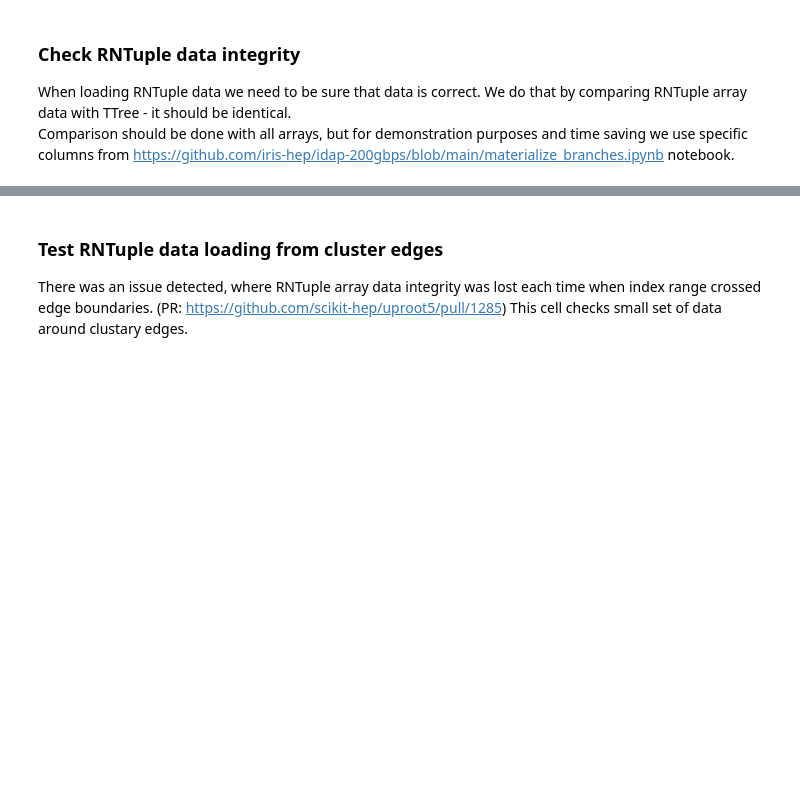
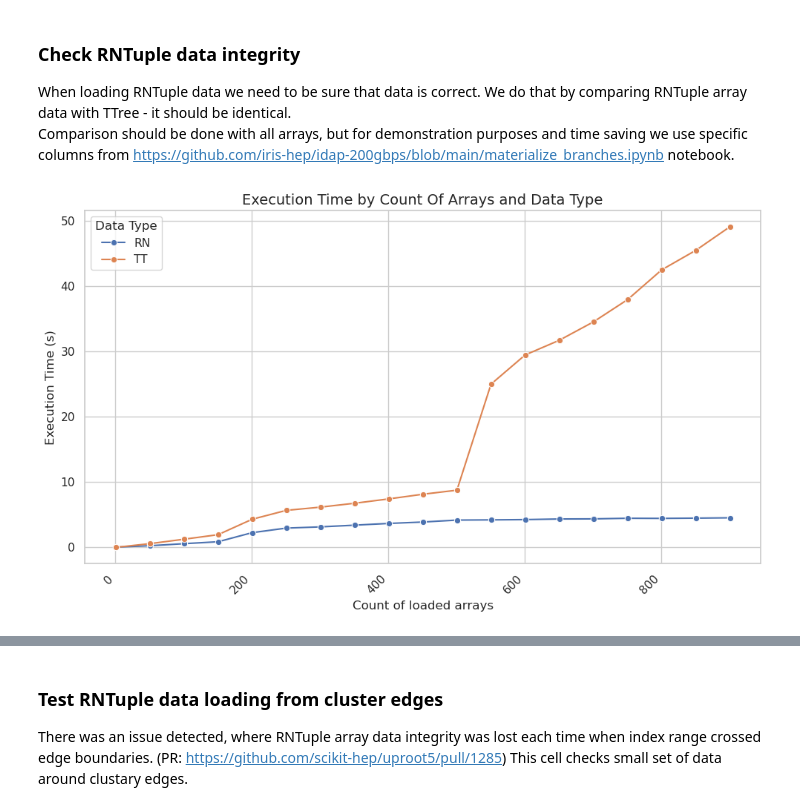
Before and after one commit to giedrius2020/calver-coffea-agc-demo, a Jupyter notebook: ttree_and_rntuple_comparison.ipynb, the cells around one changed output, grey strips where cells are left out. Drawn from its saved outputs; the diff is of its cells as text; code cells hidden in the pictures; blank space fills up the shorter version.

Commit message:
Added table and performance graph

```diff
--- a/ttree_and_rntuple_comparison.ipynb
+++ b/ttree_and_rntuple_comparison.ipynb
@@ -179,6 +202,34 @@ timeit results (in seconds):
 ### Check RNTuple data integrity
 When loading RNTuple data we need to be sure that data is correct. We do that by comparing RNTuple array data with TTree - it should be identical. <br>
 Comparison should be done with all arrays, but for demonstration purposes and time saving we use specific columns from https://github.com/iris-hep/idap-200gbps/blob/main/materialize_branches.ipynb notebook.
+# %%
+def plot_results(df_pivot):
+    # Set plot style
+    sns.set(style="whitegrid")
+
+    # Melt the DataFrame to a long format for seaborn
+    df_melted = df_pivot.melt(id_vars=['key_cnt'], var_name='Data Type', value_name='Time (s)')
+
+    # Create a line plot
+    plt.figure(figsize=(10, 6))
+    sns.lineplot(x='key_cnt', y='Time (s)', hue='Data Type', marker='o', data=df_melted)
+
+    # Add labels and title
+    plt.xlabel('Count of loaded arrays', fontsize=12)
+    plt.ylabel('Execution Time (s)', fontsize=12)
+    plt.title('Execution Time by Count Of Arrays and Data Type', fontsize=14)
+
+    # Rotate x-axis labels for better readability
+    plt.xticks(rotation=45, ha='right')
+
+    # Show plot
+    plt.tight_layout()
+    plt.show()
+
+
+plot_results(results_2)
+# %% [output]
+[figure, added]
 # %%
 # This cell compares data between TTree and RNTuple for each key array, ensuring that RNTuple does not have corrupted data:
 def compare_all_arrays(events_1, events_2, keys):
```
Also changed, not shown: parts of 5 cells of this notebook, 1 other file.
